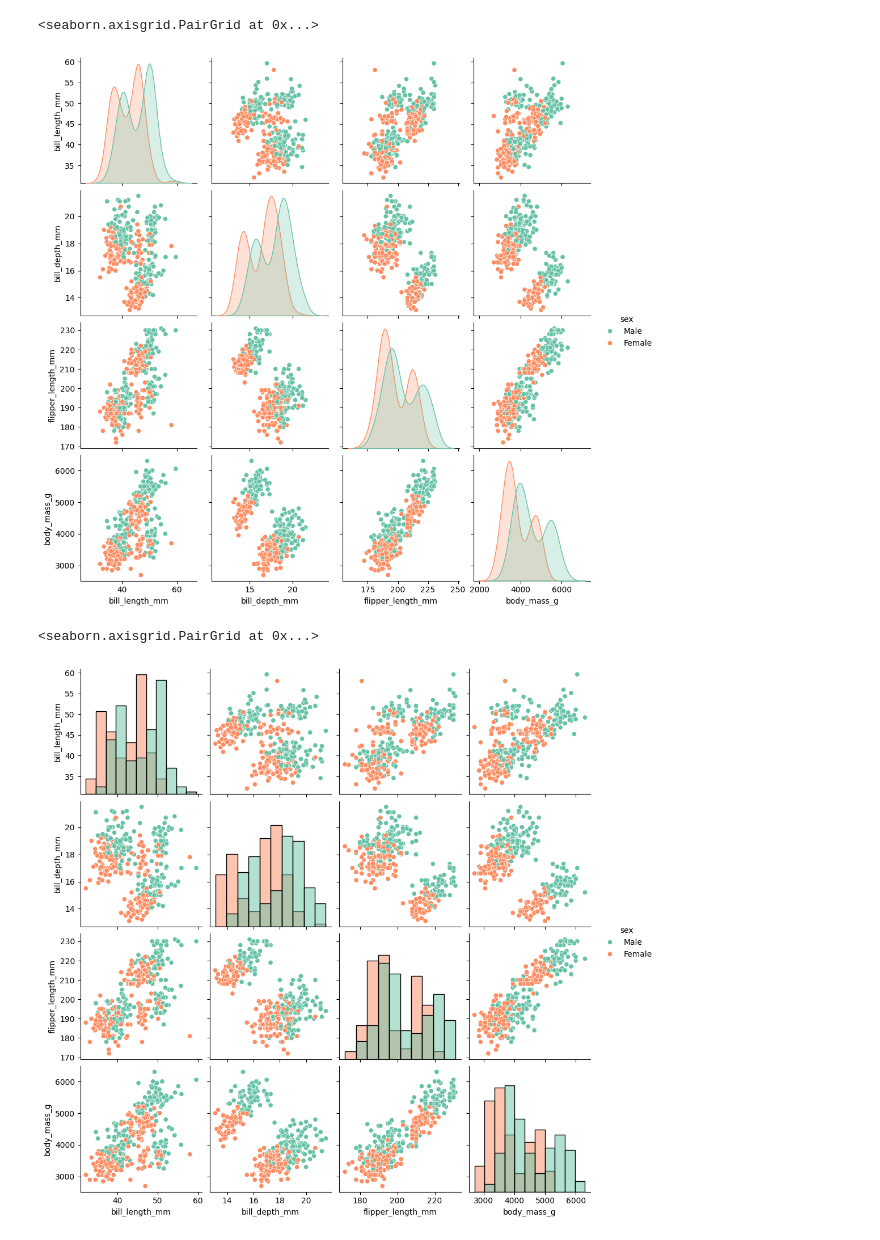
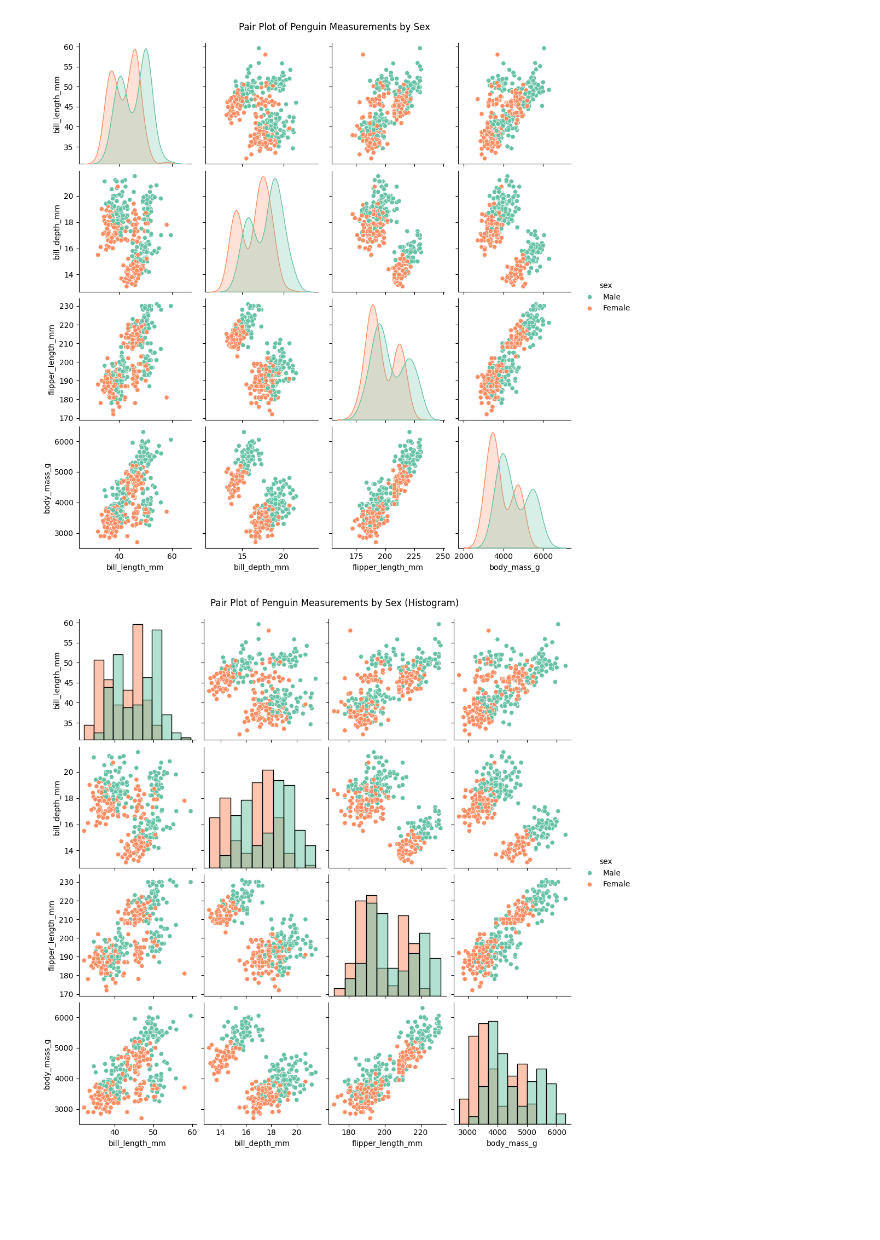
Before and after one commit to dhammdeepgajbhiye32/python-data-analyst-learning, a Jupyter notebook: 05_Seaborn_Library_Jupyter/01.Seaborn_Topics/015.Pair_plot.ipynb, the cells around one changed output. Drawn from its saved outputs; the diff is of its cells as text; code cells hidden in the pictures; blank space fills up the shorter version.

```diff
--- a/05_Seaborn_Library_Jupyter/01.Seaborn_Topics/015.Pair_plot.ipynb
+++ b/05_Seaborn_Library_Jupyter/01.Seaborn_Topics/015.Pair_plot.ipynb
@@ -15,11 +15,13 @@ penguins
 
 columns = ['bill_length_mm', 'bill_depth_mm', 'flipper_length_mm', 'body_mass_g']
 sns.pairplot(data = penguins, diag_kind = 'kde', hue = 'sex', palette = "Set2")
+plt.suptitle("Pair Plot of Penguin Measurements by Sex", y=1.02)
+plt.savefig("015.1.Pair_Plot.png")
 # %% [output]
-<seaborn.axisgrid.PairGrid at 0x...>
-[figure, old version]
+[figure, new version]
 # %%
 sns.pairplot(data = penguins, diag_kind = 'hist', hue = 'sex', palette = "Set2")
+plt.suptitle("Pair Plot of Penguin Measurements by Sex (Histogram)", y=1.02)
+plt.savefig("015.2.Pair_Plot_Histogram.png")
 # %% [output]
-<seaborn.axisgrid.PairGrid at 0x...>
-[figure, old version]
+[figure, new version]
```
Also changed, not shown: 39 other files.
